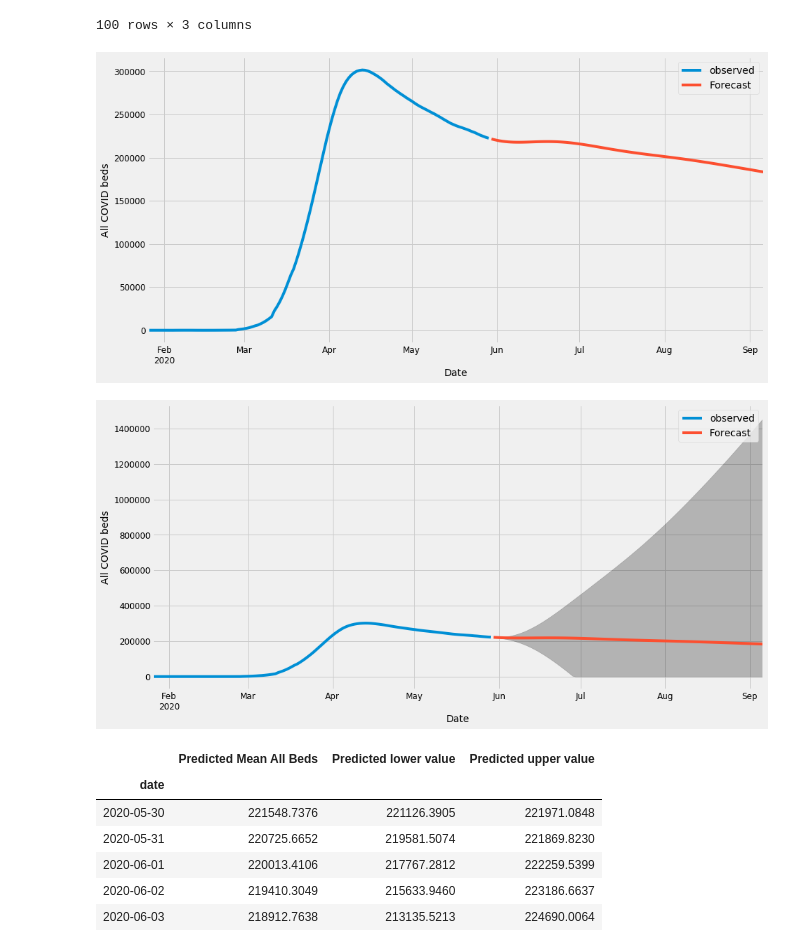
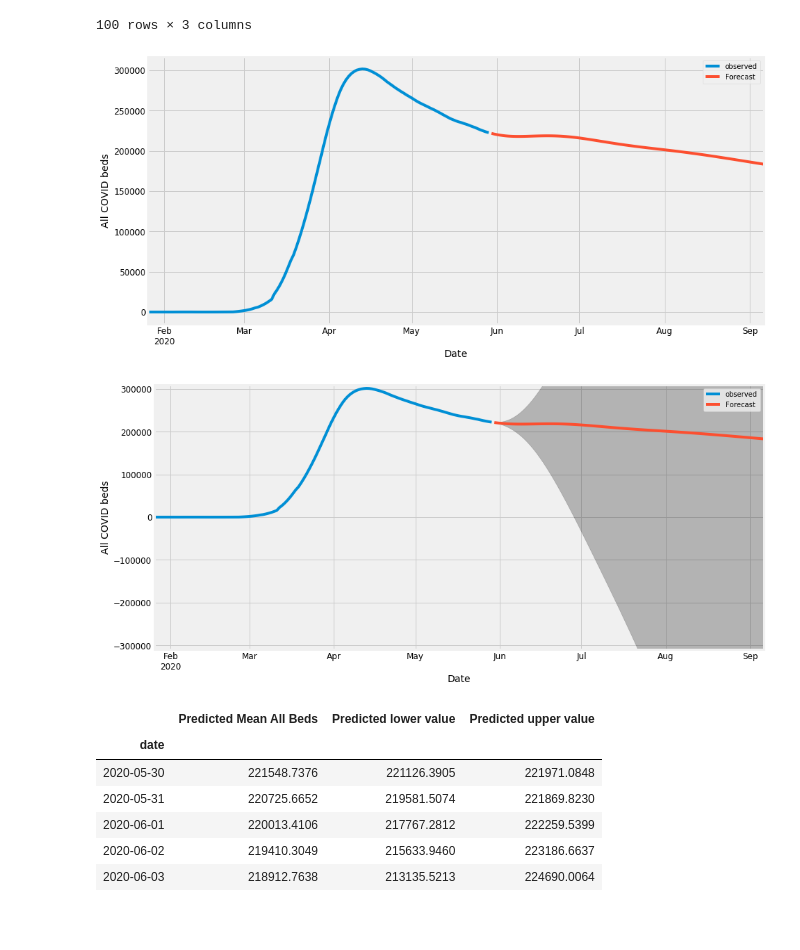
Before and after one commit to Jwilliams8969/COVID-19_Resource_Forecasting_Capstone, a Jupyter notebook: COVID-19 Capstone/ARIMA_and_SARIMA_Forecasting/All Covid-19 beds - ARIMA & SARIMA.ipynb, the cells around one changed output. Cells and saved outputs as stored; diff of their text form; code cells hidden in the pictures; blank space fills up the shorter version.

```diff
--- a/COVID-19 Capstone/ARIMA_and_SARIMA_Forecasting/All Covid-19 beds - ARIMA & SARIMA.ipynb
+++ b/COVID-19 Capstone/ARIMA_and_SARIMA_Forecasting/All Covid-19 beds - ARIMA & SARIMA.ipynb
@@ -503,7 +505,7 @@ pred_ci = pred_uc[0]
 
 df_ci = pd.DataFrame(columns=['date', 'predicted_mean', 'lower', 'upper'])
 df_ci['predicted_mean'] = pred_uc[0]
-df_ci['date'] = next_100_days
+df_ci['date'] = next_150_days
 df_ci['lower'] = pred_uc[1][:,0]
 df_ci['upper'] = pred_uc[1][:,1]
 df_ci['date'] = pd.to_datetime(df_ci['date'])
@@ -520,6 +522,8 @@ ax.fill_between(df_ci.index,
                 df_ci.iloc[:, 2], color='k', alpha=.25)
 ax.set_xlabel('Date')
 ax.set_ylabel('All COVID beds')
+plt.title('Out-Sample Forecast')
+plt.ylim([-310000, 310000])
 plt.legend()
 plt.show()
 # %% [output]
@@ -582,19 +586,20 @@ ax.set_ylabel('All COVID beds')
 plt.legend()
 plt.show()
 # %% [output]
-[figure, old version]
+[figure, new version]
 # %%
 ax = ts.plot(label='observed', figsize=(14, 7))
 df_ci.predicted_mean.plot(ax=ax, label='Forecast')
 ax.fill_between(df_ci.index,
                 df_ci.iloc[:, 1],
                 df_ci.iloc[:, 2], color='k', alpha=.25)
 ax.set_xlabel('Date')
 ax.set_ylabel('All COVID beds')
+plt.ylim([-310000, 310000])
 plt.legend()
 plt.show()
 # %% [output]
-[figure, old version]
+[figure, new version]
 # %%
 # Predictions dataframe
 AllBedsPredictions = pd.DataFrame({'Predicted Mean All Beds':df_ci.predicted_mean,
```
Also changed, not shown: parts of 33 cells of this notebook.
